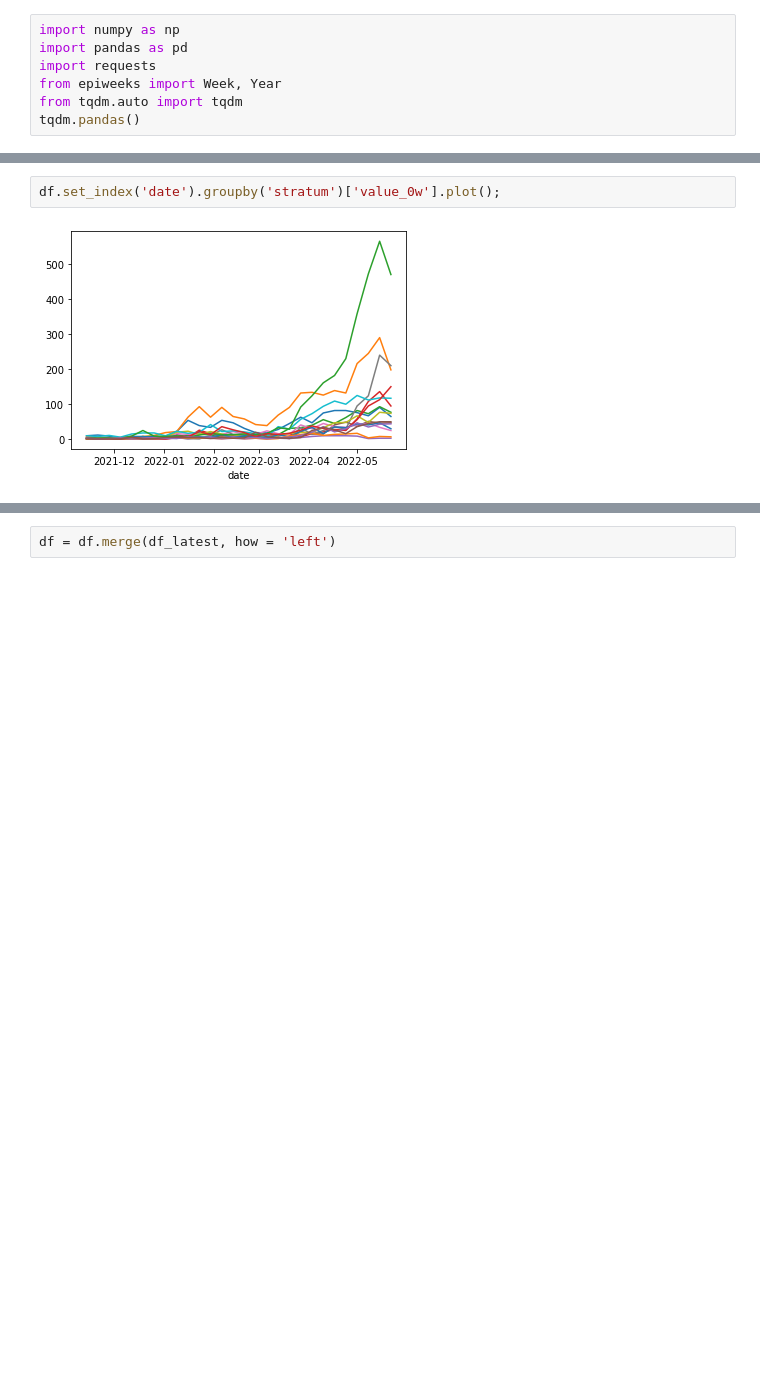
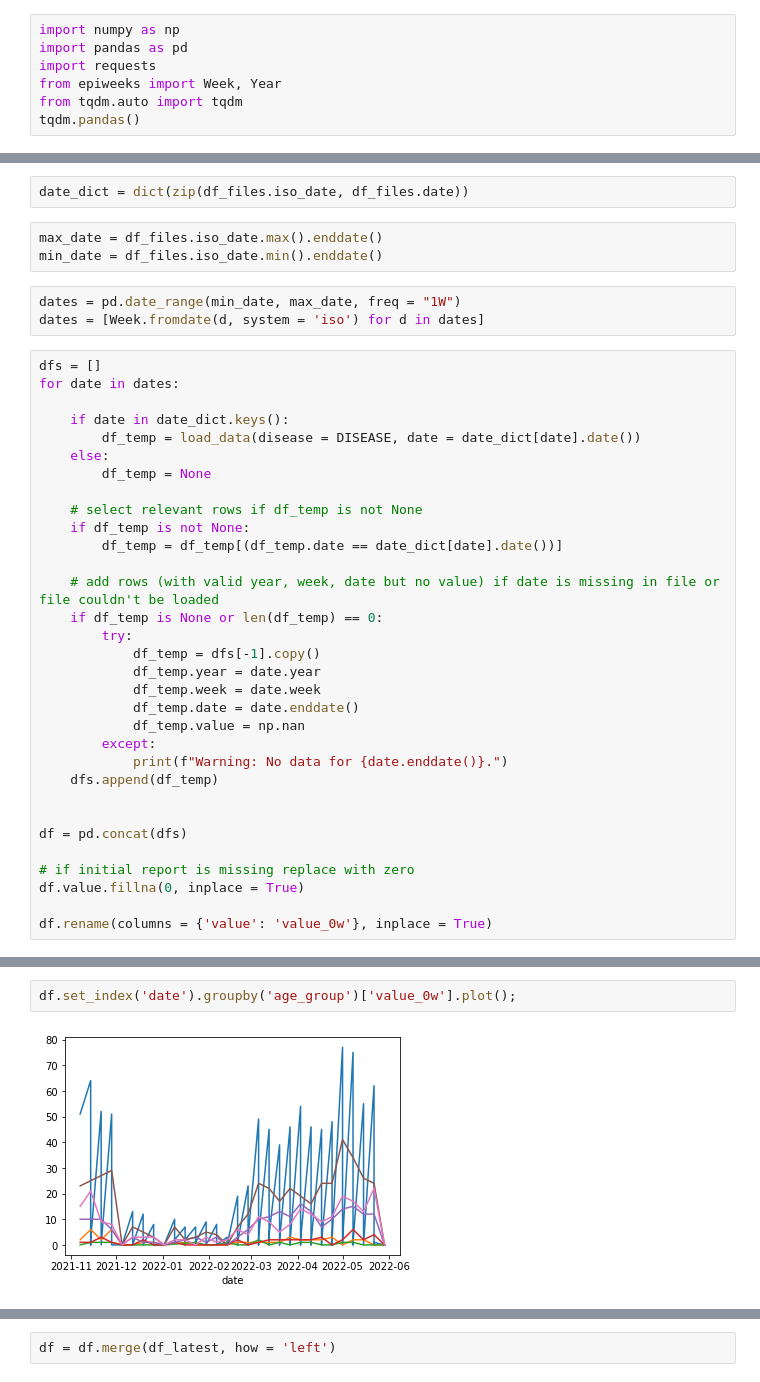
Before and after one commit to KITmetricslab/RESPINOW-Hub, a Jupyter notebook: code/reporting_triangle.ipynb, the cells around one changed output, grey strips where cells are left out. Saved outputs shown, nothing was run; the diff lists cells and outputs as text; blank space fills up the shorter version.

Commit message:
added age groups, fixed handling of missing values and files

```diff
--- a/code/reporting_triangle.ipynb
+++ b/code/reporting_triangle.ipynb
@@ -111,0 +179,40 @@ Warning: Seasonal_Influenza/Seasonal_Influenza-states-2021-10-28.csv could not b
+# %%
+date_dict = dict(zip(df_files.iso_date, df_files.date))
+# %%
+max_date = df_files.iso_date.max().enddate()
+min_date = df_files.iso_date.min().enddate()
+# %%
+dates = pd.date_range(min_date, max_date, freq = "1W")
+dates = [Week.fromdate(d, system = 'iso') for d in dates]
+# %%
+dfs = []
+for date in dates:
+
+    if date in date_dict.keys():
+        df_temp = load_data(disease = DISEASE, date = date_dict[date].date())
+    else:
+        df_temp = None
+
+    # select relevant rows if df_temp is not None
+    if df_temp is not None:
+        df_temp = df_temp[(df_temp.date == date_dict[date].date())]
+
+    # add rows (with valid year, week, date but no value) if date is missing in file or file couldn't be loaded
+    if df_temp is None or len(df_temp) == 0:
+        try:
+            df_temp = dfs[-1].copy()
+            df_temp.year = date.year
+            df_temp.week = date.week
+            df_temp.date = date.enddate()
+            df_temp.value = np.nan
+        except:
+            print(f"Warning: No data for {date.enddate()}.")
+    dfs.append(df_temp)
+
+
+df = pd.concat(dfs)
+
+# if initial report is missing replace with zero
+df.value.fillna(0, inplace = True)
+
+df.rename(columns = {'value': 'value_0w'}, inplace = True)
@@ -112,4 +221,4 @@ Warning: Seasonal_Influenza/Seasonal_Influenza-states-2021-10-28.csv could not b
 # %%
-df.set_index('date').groupby('stratum')['value_0w'].plot();
+df.set_index('date').groupby('age_group')['value_0w'].plot();
 # %% [output]
-[figure, old version]
+[figure, new version]
```
Also changed, not shown: parts of 29 cells of this notebook, 3 other files.
